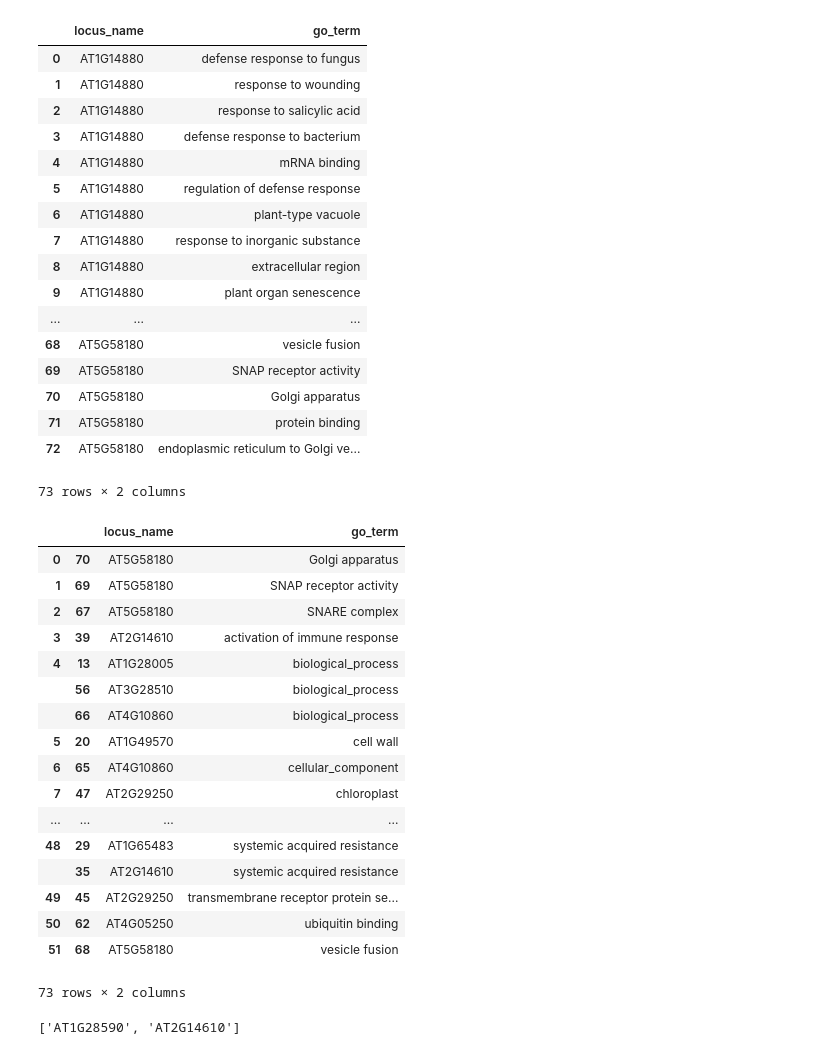
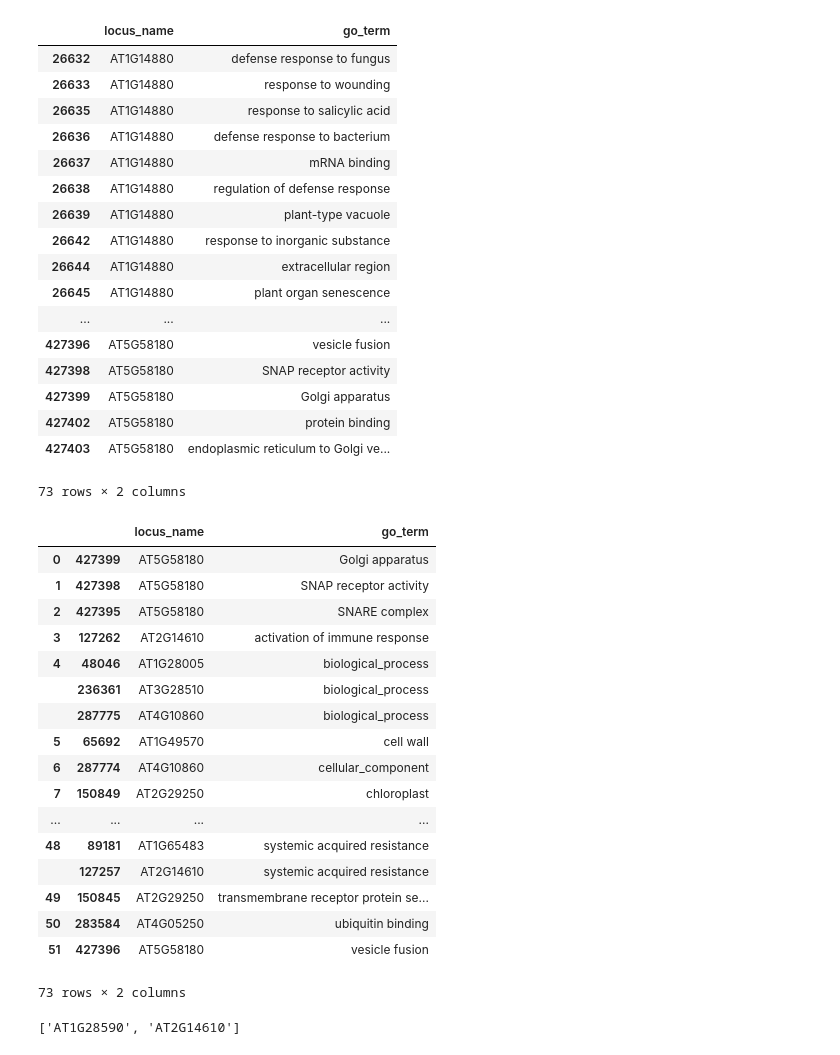
Before and after one commit to mlg556/arabidopsis, a Jupyter notebook: arabidopsis.ipynb, the cells around one changed output. Saved outputs shown, nothing was run; the diff lists cells and outputs as text; code cells hidden in the pictures.

Commit message:
removed download and re_index

```diff
--- a/arabidopsis.ipynb
+++ b/arabidopsis.ipynb
@@ -29,6 +6,9 @@ if not Path(f"./{fname}").is_file():
 # %%
 # extract txt, file extension is erroneously gz, but its actually a zip file :)
-with zipfile.ZipFile(fname, 'r') as z:
+fname = "ATH_GO_GOSLIM.txt"
+fname_gz = f"{fname}.gz"
+
+with zipfile.ZipFile(fname_gz, 'r') as z:
     z.extractall(".")
 # %%
 # from ATH_GO.README.txt
@@ -50,7 +30,7 @@ columns = [
     "date"
 ]
 
-fname_txt = "ATH_GO_GOSLIM.txt"
 
 # read into dataframe
-df0 = pd.read_csv(fname_txt, sep="\t", names=columns, skiprows=[0,1,2,3], index_col=False, header=0)
+df0 = pd.read_csv(fname, sep="\t", names=columns, skiprows=[0,1,2,3], index_col=False, header=0)
+df0.head()
@@ -78,71 +44,68 @@ df0
 # %%
 select_columns = ["locus_name", "go_term"]
 genes = [
     "AT1G49570",
     "AT3G00400",
     "AT2G14610",
     "AT2G44240",
     "AT3G28510",
     "AT1G28590",
     "AT1G14880",
     "AT5G58180",
     "AT1G28005",
     "AT3G22238",
     "AT3G22234",
     "AT1G65483",
     "AT4G10860",
     "AT2G29250",
     "AT4G05250"
 ]
 
-
-
 df = df0[select_columns] # select gene name and function
 df = df.drop_duplicates() # drop duplicates
 df = df.query("locus_name in @genes") # select the genes
-df = df.reset_index(drop=True)
 
 df
 # %% [output]
 |  | locus_name | go_term |
-| 0 | AT1G14880 | defense response to fungus |
-| 1 | AT1G14880 | response to wounding |
-| 2 | AT1G14880 | response to salicylic acid |
-| 3 | AT1G14880 | defense response to bacterium |
-| 4 | AT1G14880 | mRNA binding |
-| 5 | AT1G14880 | regulation of defense response |
-| 6 | AT1G14880 | plant-type vacuole |
-| 7 | AT1G14880 | response to inorganic substance |
-| 8 | AT1G14880 | extracellular region |
-| 9 | AT1G14880 | plant organ senescence |
+| 26632 | AT1G14880 | defense response to fungus |
+| 26633 | AT1G14880 | response to wounding |
+| 26635 | AT1G14880 | response to salicylic acid |
+| 26636 | AT1G14880 | defense response to bacterium |
+| 26637 | AT1G14880 | mRNA binding |
+| 26638 | AT1G14880 | regulation of defense response |
+| 26639 | AT1G14880 | plant-type vacuole |
+| 26642 | AT1G14880 | response to inorganic substance |
+| 26644 | AT1G14880 | extracellular region |
+| 26645 | AT1G14880 | plant organ senescence |
 | ... | ... | ... |
-| 68 | AT5G58180 | vesicle fusion |
-| 69 | AT5G58180 | SNAP receptor activity |
-| 70 | AT5G58180 | Golgi apparatus |
-| 71 | AT5G58180 | protein binding |
-| 72 | AT5G58180 | endoplasmic reticulum to Golgi ve... |
+| 427396 | AT5G58180 | vesicle fusion |
+| 427398 | AT5G58180 | SNAP receptor activity |
+| 427399 | AT5G58180 | Golgi apparatus |
+| 427402 | AT5G58180 | protein binding |
+| 427403 | AT5G58180 | endoplasmic reticulum to Golgi ve... |
 73 rows × 2 columns
 # %%
 dfg = df.groupby("go_term", as_index=False).apply(lambda x: x)
 dfg
 # %% [output]
 |  |  | locus_name | go_term |
-| 0 | 70 | AT5G58180 | Golgi apparatus |
-| 1 | 69 | AT5G58180 | SNAP receptor activity |
-| 2 | 67 | AT5G58180 | SNARE complex |
-| 3 | 39 | AT2G14610 | activation of immune response |
-| 4 | 13 | AT1G28005 | biological_process |
-|  | 56 | AT3G28510 | biological_process |
-|  | 66 | AT4G10860 | biological_process |
-| 5 | 20 | AT1G49570 | cell wall |
-| 6 | 65 | AT4G10860 | cellular_component |
-| 7 | 47 | AT2G29250 | chloroplast |
+| 0 | 427399 | AT5G58180 | Golgi apparatus |
+| 1 | 427398 | AT5G58180 | SNAP receptor activity |
+| 2 | 427395 | AT5G58180 | SNARE complex |
+| 3 | 127262 | AT2G14610 | activation of immune response |
+| 4 | 48046 | AT1G28005 | biological_process |
+|  | 236361 | AT3G28510 | biological_process |
+|  | 287775 | AT4G10860 | biological_process |
+| 5 | 65692 | AT1G49570 | cell wall |
+| 6 | 287774 | AT4G10860 | cellular_component |
+| 7 | 150849 | AT2G29250 | chloroplast |
 | ... | ... | ... | ... |
-| 48 | 29 | AT1G65483 | systemic acquired resistance |
-|  | 35 | AT2G14610 | systemic acquired resistance |
-| 49 | 45 | AT2G29250 | transmembrane receptor protein se... |
-| 50 | 62 | AT4G05250 | ubiquitin binding |
-| 51 | 68 | AT5G58180 | vesicle fusion |
+| 48 | 89181 | AT1G65483 | systemic acquired resistance |
+|  | 127257 | AT2G14610 | systemic acquired resistance |
+| 49 | 150845 | AT2G29250 | transmembrane receptor protein se... |
+| 50 | 283584 | AT4G05250 | ubiquitin binding |
+| 51 | 427396 | AT5G58180 | vesicle fusion |
 73 rows × 2 columns
 # %%
 # query by go_term
```
Also changed, not shown: parts of 5 cells of this notebook.
